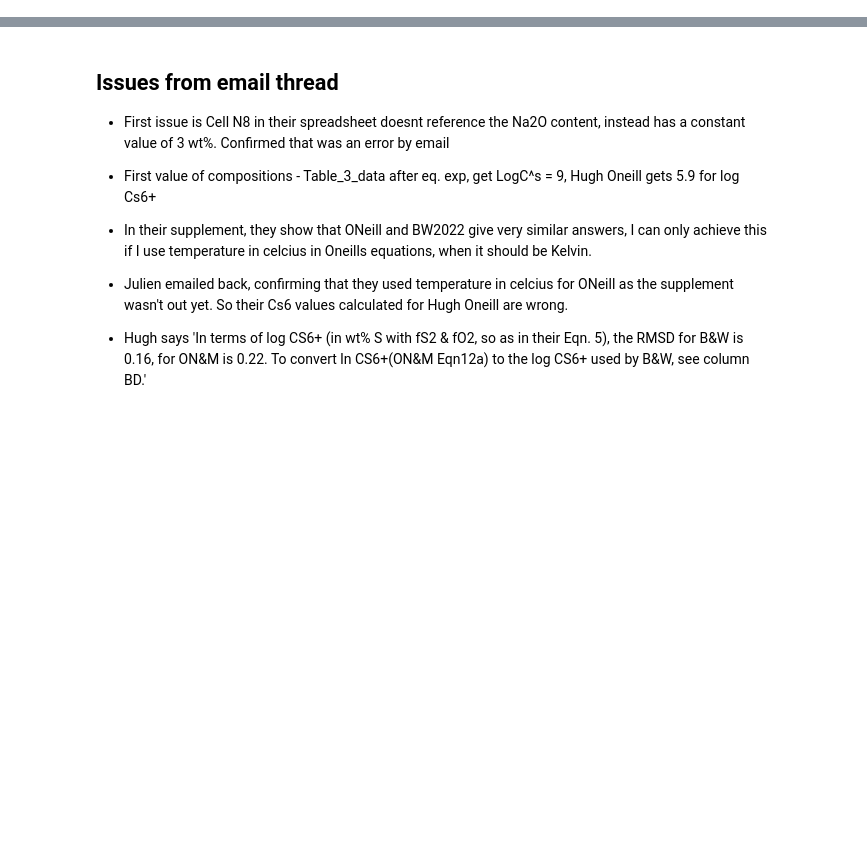
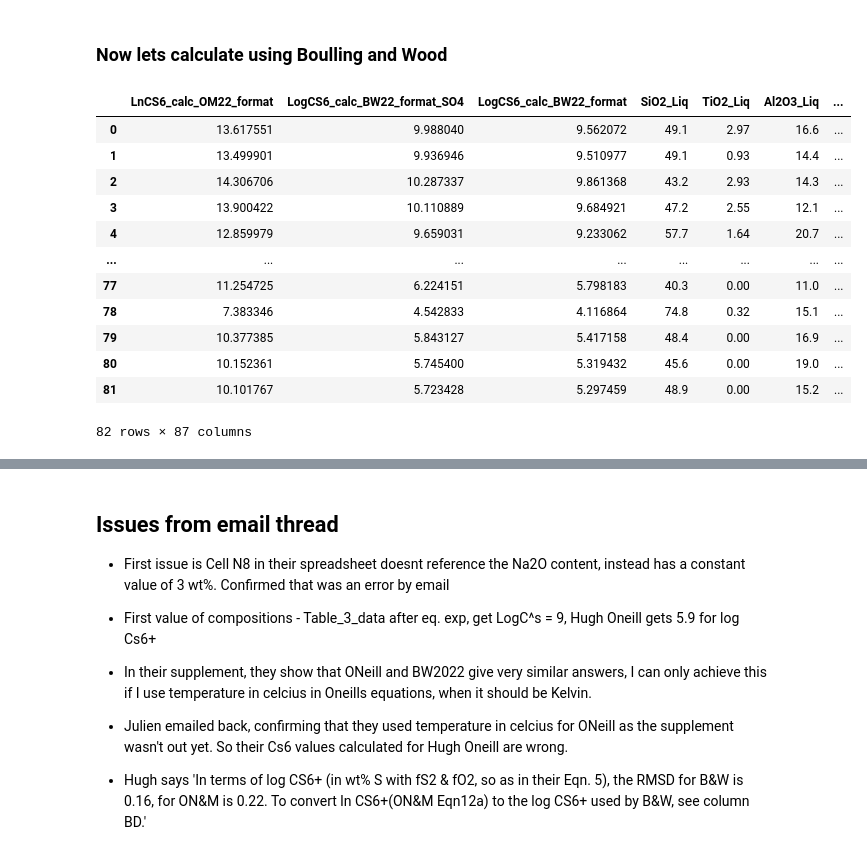
Before and after one commit to PennyWieser/PySulfSat, a Jupyter notebook: Benchmarking/Boullanger_Wood_2022/BW_2022.ipynb, the cells around one changed output, grey strips where cells are left out. Saved outputs shown, nothing was run; the diff lists cells and outputs as text; code cells hidden in the pictures; blank space fills up the shorter version.

```diff
--- a/Benchmarking/Boullanger_Wood_2022/BW_2022.ipynb
+++ b/Benchmarking/Boullanger_Wood_2022/BW_2022.ipynb
@@ -4,0 +100,2 @@
+# %% [markdown]
+### Now lets calculate using Boulling and Wood
@@ -4,0 +109,16 @@
+# %%
+OM_calc
+# %% [output]
+|  | LnCS6_calc_OM22_format | LogCS6_calc_BW22_format_SO4 | LogCS6_calc_BW22_format | SiO2_Liq | TiO2_Liq | Al2O3_Liq | ... |
+| 0 | 13.617551 | 9.988040 | 9.562072 | 49.1 | 2.97 | 16.6 | ... |
+| 1 | 13.499901 | 9.936946 | 9.510977 | 49.1 | 0.93 | 14.4 | ... |
+| 2 | 14.306706 | 10.287337 | 9.861368 | 43.2 | 2.93 | 14.3 | ... |
+| 3 | 13.900422 | 10.110889 | 9.684921 | 47.2 | 2.55 | 12.1 | ... |
+| 4 | 12.859979 | 9.659031 | 9.233062 | 57.7 | 1.64 | 20.7 | ... |
+| ... | ... | ... | ... | ... | ... | ... | ... |
+| 77 | 11.254725 | 6.224151 | 5.798183 | 40.3 | 0.00 | 11.0 | ... |
+| 78 | 7.383346 | 4.542833 | 4.116864 | 74.8 | 0.32 | 15.1 | ... |
+| 79 | 10.377385 | 5.843127 | 5.417158 | 48.4 | 0.00 | 16.9 | ... |
+| 80 | 10.152361 | 5.745400 | 5.319432 | 45.6 | 0.00 | 19.0 | ... |
+| 81 | 10.101767 | 5.723428 | 5.297459 | 48.9 | 0.00 | 15.2 | ... |
+82 rows × 87 columns
```
Also changed, not shown: parts of 26 cells of this notebook, 12 other files.
